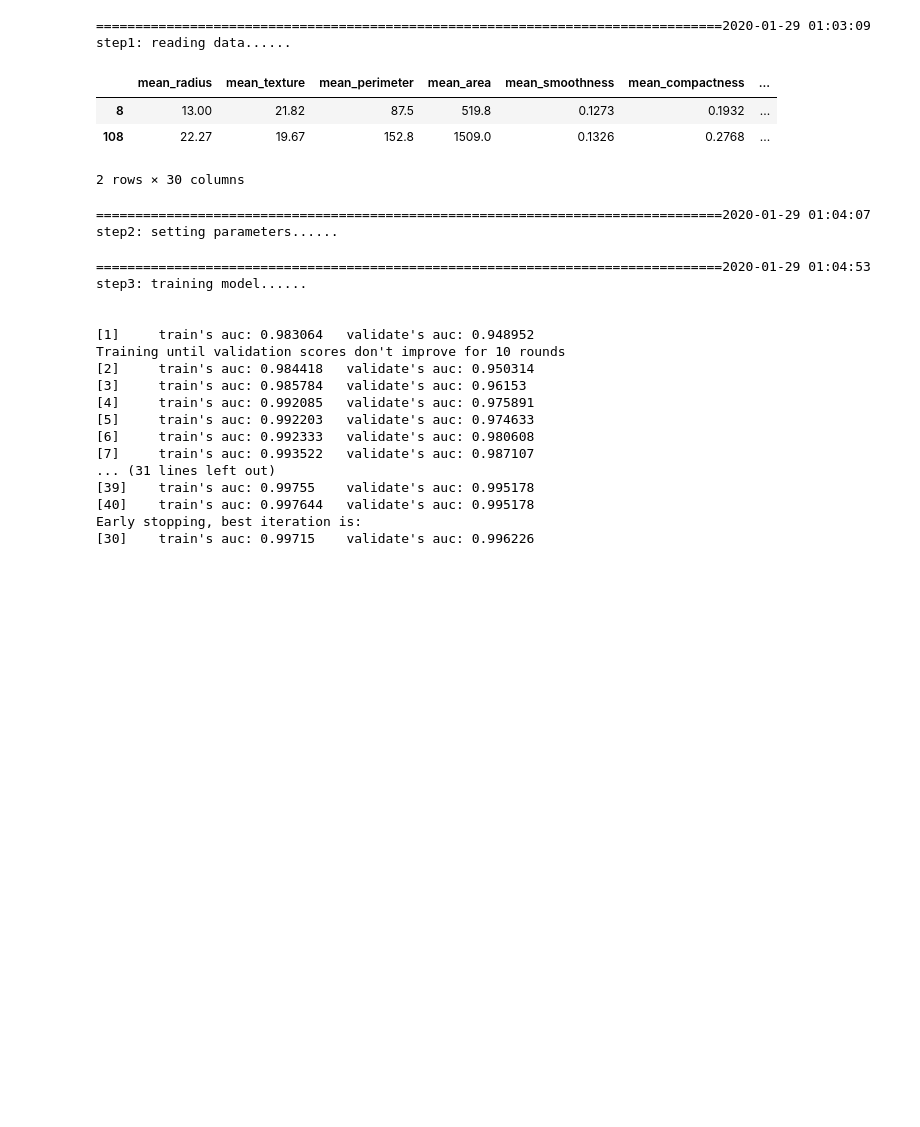
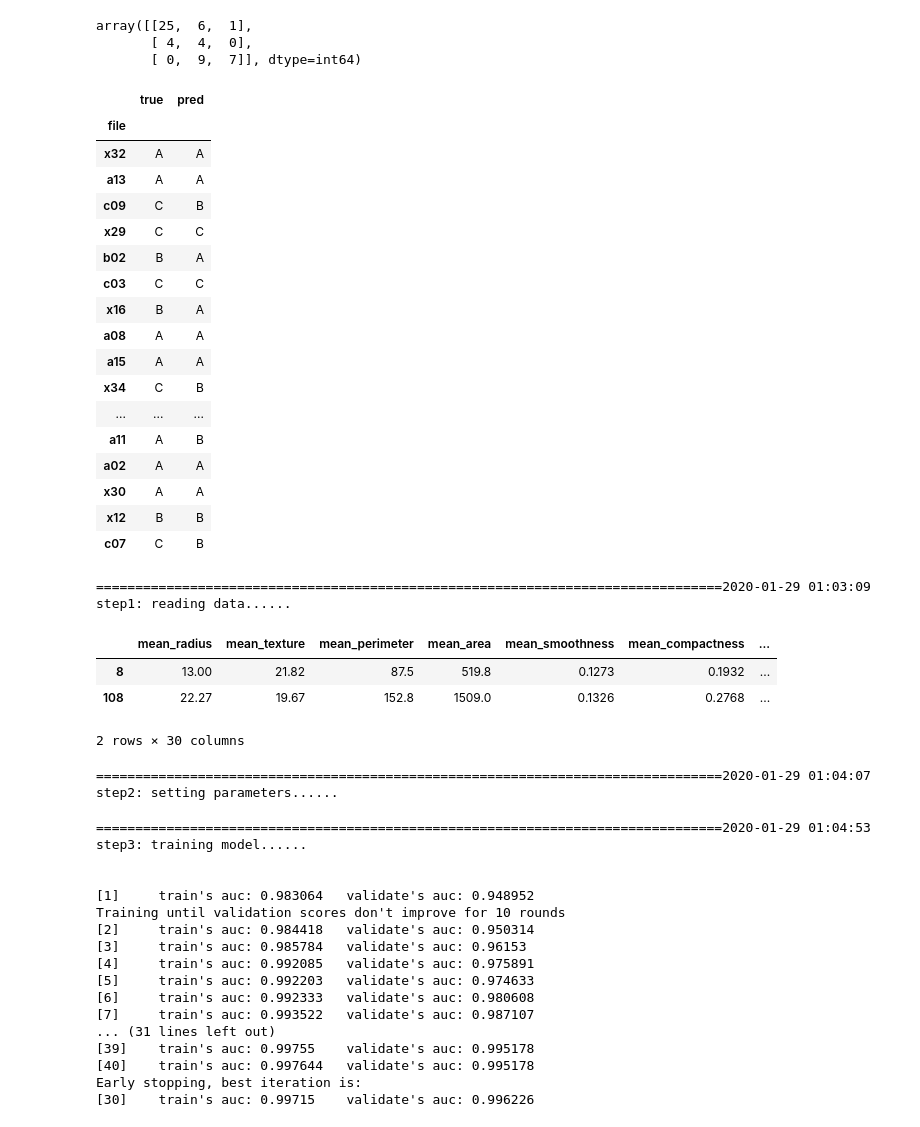
Before and after one commit to ChiQiao/Apnea-ECG, a Jupyter notebook: Untitled.ipynb, the cells around one changed output. Cells and saved outputs as stored; diff of their text form; code cells hidden in the pictures; blank space fills up the shorter version.

```diff
--- a/Untitled.ipynb
+++ b/Untitled.ipynb
@@ -8,0 +18,37 @@ from sklearn.metrics import accuracy_score
+# %%
+df = pd.read_csv('features/feature.csv')
+train_df = pd.read_csv('resources\File_train.csv')
+feature_col = df.drop(labels=['apn', 'group', 'file'], axis=1).columns
+label_col = 'apn'
+# %%
+def model_evaluation_CV(mdl, df, train_df, feature_col, n=5, normalize=False):
+    # Evaluate model accuracy using Stratified K-fold CV
+    # Note: Stratification is based on patient group (A, B, C), and then samples are formed
+    skf = StratifiedKFold(n_splits=n)
+    acc_train, acc_val = [], []
+    group_pred = train_df.copy(deep=True).set_index('file')
+    for idx_train, idx_val in skf.split(train_df, train_df['group']):
+        file_train, file_val = train_df.loc[idx_train, 'file'], train_df.loc[idx_val, 'file']
+        X_train, y_train = df.loc[df.file.isin(file_train), feature_col], df.loc[df.file.isin(file_train), 'apn']
+        X_val, y_val = df.loc[df.file.isin(file_val), feature_col], df.loc[df.file.isin(file_val), 'apn']
+
+        if normalize:
+            scaler = preprocessing.StandardScaler().fit(X_train)
+            X_train = scaler.transform(X_train)
+            X_val = scaler.transform(X_val)
+
+        mdl.fit(X_train, y_train)
+        acc_train.append(metrics.accuracy_score(y_train, mdl.predict(X_train)))
+        acc_val.append(metrics.accuracy_score(y_val, mdl.predict(X_val)))
+
+        # Accuracy for group diagnosis
+        for file in file_val:
+            X_val, y_val = df.loc[df.file.isin([file]), feature_col], df.loc[df.file.isin([file]), 'apn']
+            X_val = scaler.transform(X_val) if normalize else X_val
+            group_pred.loc[file,'pred']=util.ecg_diagnose(mdl.predict(X_val))
+
+    group_pred.rename(columns={'group': 'true'}, inplace=True)
+    return np.mean(acc_train), np.mean(acc_val), group_pred
+# %%
+logreg_1 = LogisticRegression(solver='lbfgs', max_iter=1e4)
+acc_train, acc_val, group_pred = model_evaluation_CV(logreg_1, df, train_df, feature_col, normalize=True)
@@ -9,3 +67,30 @@ from sklearn.metrics import accuracy_score
+# %%
+metrics.confusion_matrix(group_pred['true'], group_pred['pred'])
+# %% [output]
+array([[25,  6,  1],
+       [ 4,  4,  0],
+       [ 0,  9,  7]], dtype=int64)
+# %%
+group_pred
+# %% [output]
+|  | true | pred |
+| file |  |  |
+| x32 | A | A |
+| a13 | A | A |
+| c09 | C | B |
+| x29 | C | C |
+| b02 | B | A |
+| c03 | C | C |
+| x16 | B | A |
+| a08 | A | A |
+| a15 | A | A |
+| x34 | C | B |
+| ... | ... | ... |
+| a11 | A | B |
+| a02 | A | A |
+| x30 | A | A |
+| x12 | B | B |
+| c07 | C | B |
 # %%
 def printlog(info):
     nowtime = datetime.datetime.now().strftime('%Y-%m-%d %H:%M:%S')
```
Also changed, not shown: parts of 2 cells of this notebook, 40 other files.
